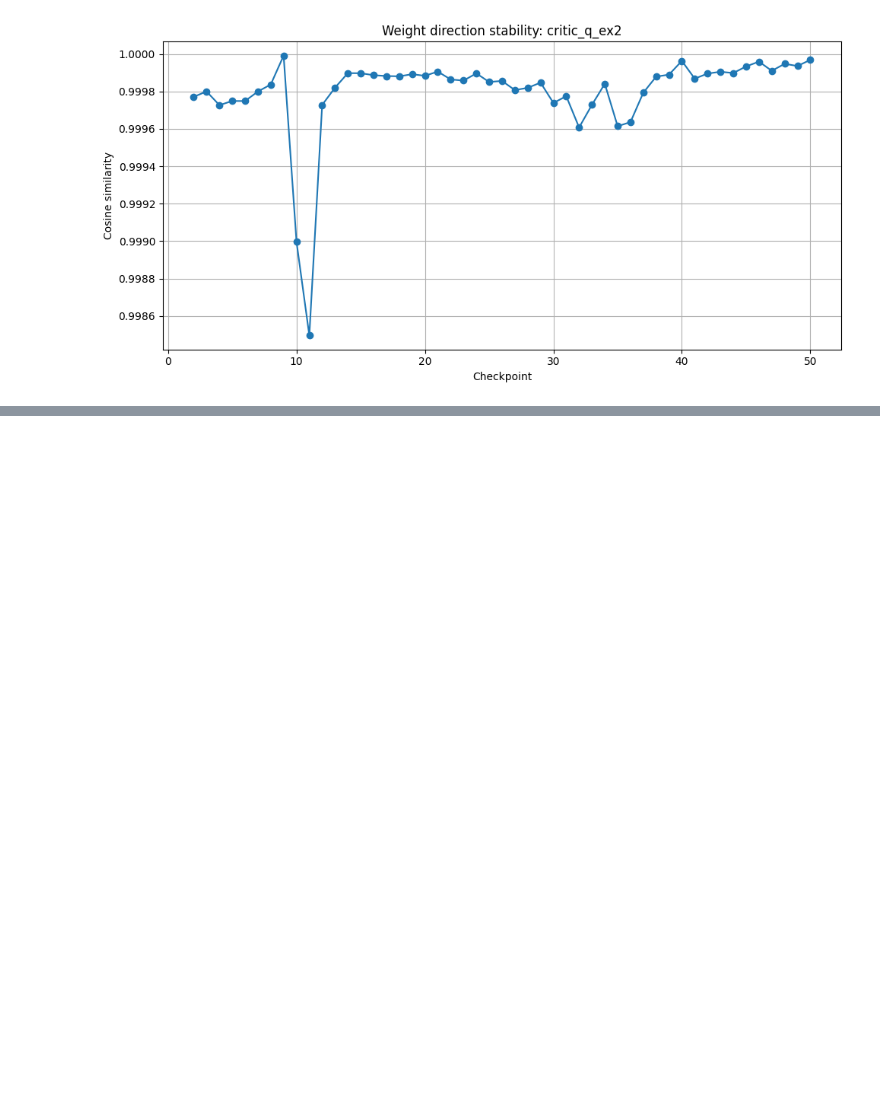
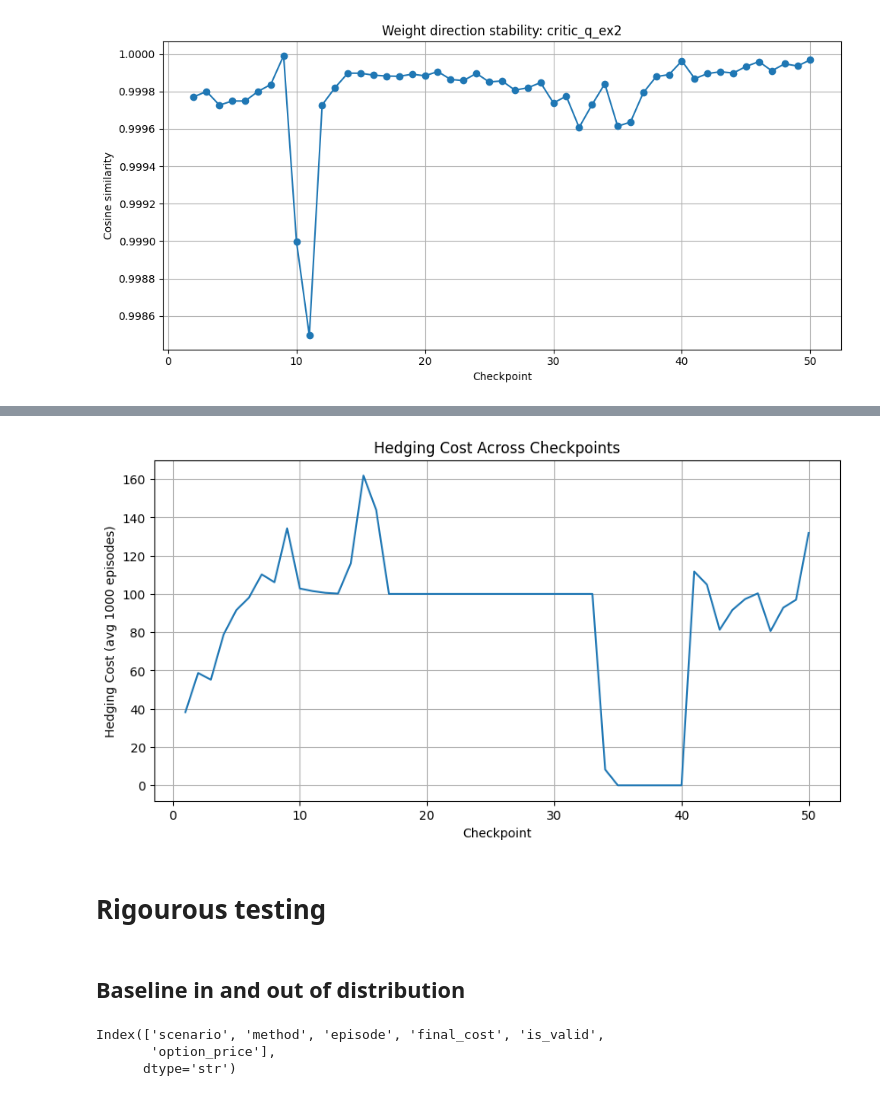
Before and after one commit to InesRebah/Hedging-options-with-RL, a Jupyter notebook: plots_notebook.ipynb, the cells around one changed output, grey strips where cells are left out. Cells and saved outputs as stored; diff of their text form; code cells hidden in the pictures; blank space fills up the shorter version.

```diff
--- a/plots_notebook.ipynb
+++ b/plots_notebook.ipynb
@@ -259,8 +257,10 @@ simulation done!
 # %%
 plt.figure(figsize=(10,5))
-plt.plot(df_costs["episode"], df_costs["hedging_cost"])
-plt.xlabel("Episode")
-plt.ylabel("Hedging Cost")
-plt.title("Hedging Cost Across Episodes")
+plt.plot(df_cost_vs_training["checkpoint"], df_cost_vs_training["avg_cost"])
+plt.xlabel("Checkpoint")
+plt.ylabel("Hedging Cost (avg 1000 episodes)")
+plt.title("Hedging Cost Across Checkpoints")
 plt.grid(True)
 plt.show()
+# %% [output]
+[figure, added]
@@ -267 +271,5 @@ plt.show()
+# %% [markdown]
+# Rigourous testing
+# %% [markdown]
+## Baseline in and out of distribution
 # %%
@@ -351,0 +456,6 @@ ddpg_test_high.test(
+# %%
+df_valid.columns
+# %% [output]
+Index(['scenario', 'method', 'episode', 'final_cost', 'is_valid',
+       'option_price'],
+      dtype='str')
```
Also changed, not shown: parts of 15 cells of this notebook, 5 other files.
